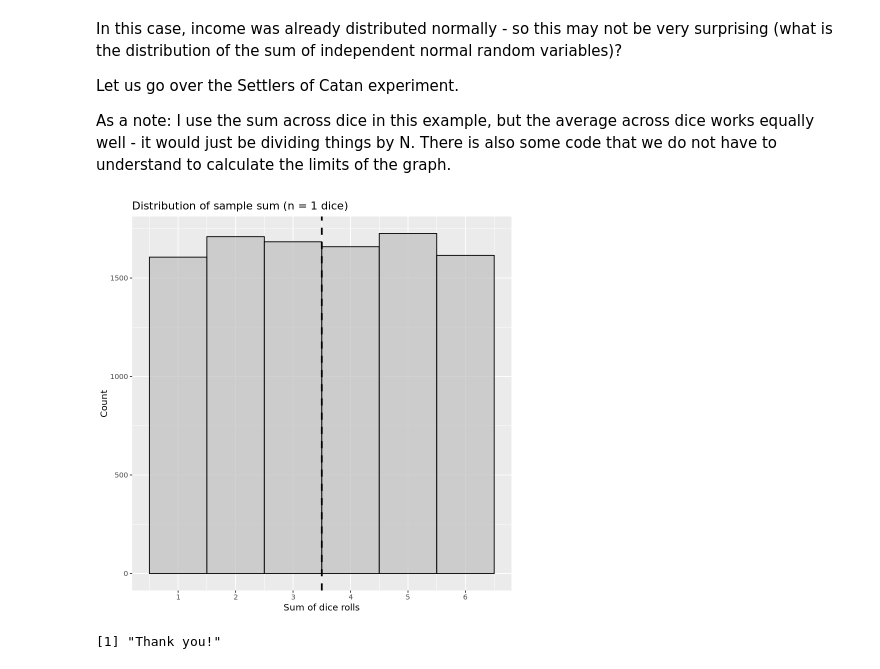
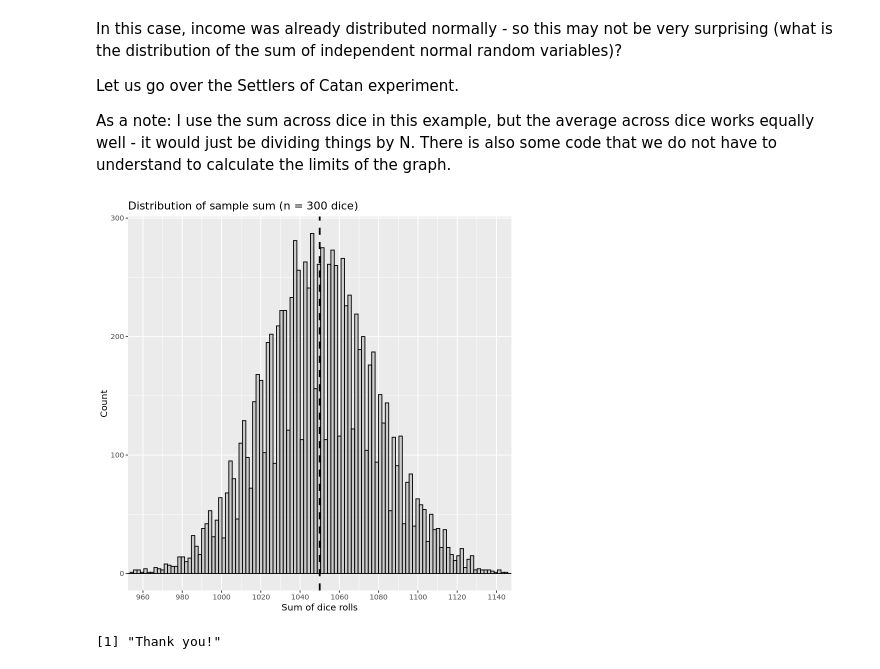
Before and after one commit to jonathanold/econ140_fall2025, a Jupyter notebook: Datahub/Section 2_LLN_CLT.ipynb, the cells around one changed output. Cells and saved outputs as stored; diff of their text form; code cells hidden in the pictures.

```diff
--- a/Datahub/Section 2_LLN_CLT.ipynb
+++ b/Datahub/Section 2_LLN_CLT.ipynb
@@ -131,9 +208,9 @@ The Central Limit Theorem states that, across experiments, the distribution of s
 
 In our example, we can show this by increasing the number of Monte Carlo Experiments.
 # %%
-# Increase B and see how the distribution becomes increasingly normal
-B = 50
-n <- 5
+# Increase n and see how the distribution becomes increasingly normal
+B = 5000
+n <- 2
 mc_means_large <- replicate(B, mean(rnorm(n, mean=55, sd=15)))
 large_sample_data <- data.frame(means = mc_means_large)
 ggplot(large_sample_data, aes(x = means)) +
@@ -158,7 +235,7 @@ set.seed(789)
 # 2.1.1 Definition of parameters
 mu_die <- 3.5 # true mean of single die
 K <- 10000 # Monte Carlo repetitions
-number_of_dice <- 1
+number_of_dice <- 300
 
 # Let us roll "number_of_dice" dice and record the sum of the values - and repeat that K times to see the distribution.
 sums_dice <- replicate(K, sum(sample(1:6, size=number_of_dice, replace=TRUE)))
@@ -171,34 +248,34 @@ sums_dice <- data.frame(sums_dice)
 min_sum <- number_of_dice
 max_sum <- 6 * number_of_dice
 expected_sum <- mu_die * number_of_dice
 std_sum <- sqrt(number_of_dice * (35/12)) # variance of single die = 35/12
 
 if (number_of_dice <= 10) {
   # For small n, show full range
   xlim_min <- min_sum - 0.5
   xlim_max <- max_sum + 0.5
     bin_width = 1
 } else {
   # For large n, show mean +/- 3 standard deviations
   xlim_min <- expected_sum - 3 * std_sum
   xlim_max <- expected_sum + 3 * std_sum
     bin_width = sqrt(number_of_dice)/10
 }
 
 # Plot
 ggplot(sums_dice, aes(x = sums_dice)) +
   geom_histogram(binwidth = bin_width,
                  fill = "grey",
                  color = "black",
                  alpha = 0.7) +
   geom_vline(xintercept = expected_sum, linetype = "dashed", size = 1) +
   scale_x_continuous(n.breaks = 10) +
   coord_cartesian(xlim = c(xlim_min, xlim_max)) +
   labs(x = "Sum of dice rolls",
        y = "Count",
        title = paste("Distribution of sample sum (n =", number_of_dice, "dice)"))
 # %% [output]
-[figure, old version]
+[figure, new version]
 # %%
 print("Thank you!")
 # %% [output]
```
Also changed, not shown: parts of 6 cells of this notebook, 2 other files.
